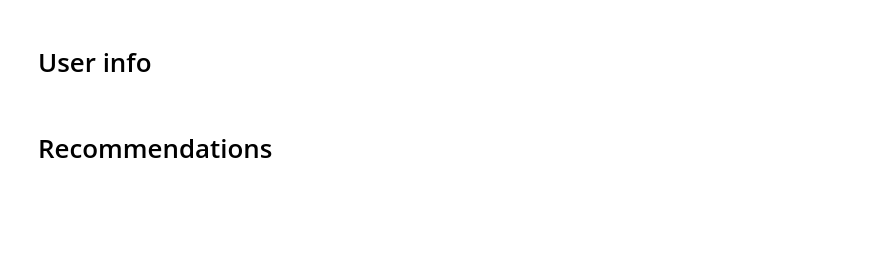
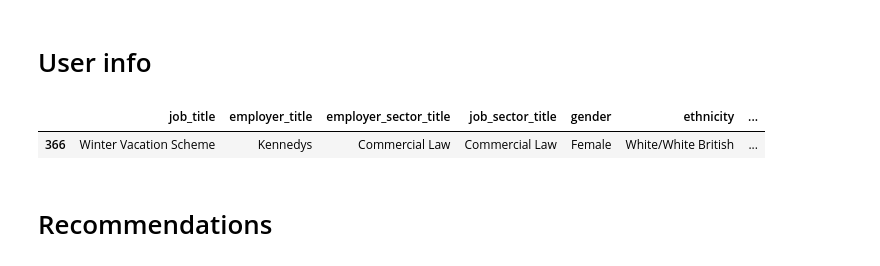
Before and after one commit to Lassanabright/Bright_Network-Data_Science, a Jupyter notebook: Word_Embedding.ipynb, the cells around one changed output. Drawn from its saved outputs; the diff is of its cells as text; code cells hidden in the pictures; blank space fills up the shorter version.

```diff
--- a/Word_Embedding.ipynb
+++ b/Word_Embedding.ipynb
@@ -1276,8 +1347,11 @@ recommended_jobs=rank_jobs[:sum(recommendations)]
 # %% [markdown]
 # User info
 # %%
-train[train["user_id"]==98379][['employer_id','job_title','employer_title', 'employer_sector_title', 'job_sector_title', 'gender',
+train[train["user_id"]==196726][['job_title','employer_title', 'employer_sector_title', 'job_sector_title', 'gender',
        'ethnicity', 'university_name', 'degree_subject_name', 'user_preference']].tail(20)
+# %% [output]
+|  | job_title | employer_title | employer_sector_title | job_sector_title | gender | ethnicity | ... |
+| 366 | Winter Vacation Scheme | Kennedys | Commercial Law | Commercial Law | Female | White/White British | ... |
 # %% [markdown]
 # Recommendations
 # %%
```
Also changed, not shown: parts of 30 cells of this notebook.
